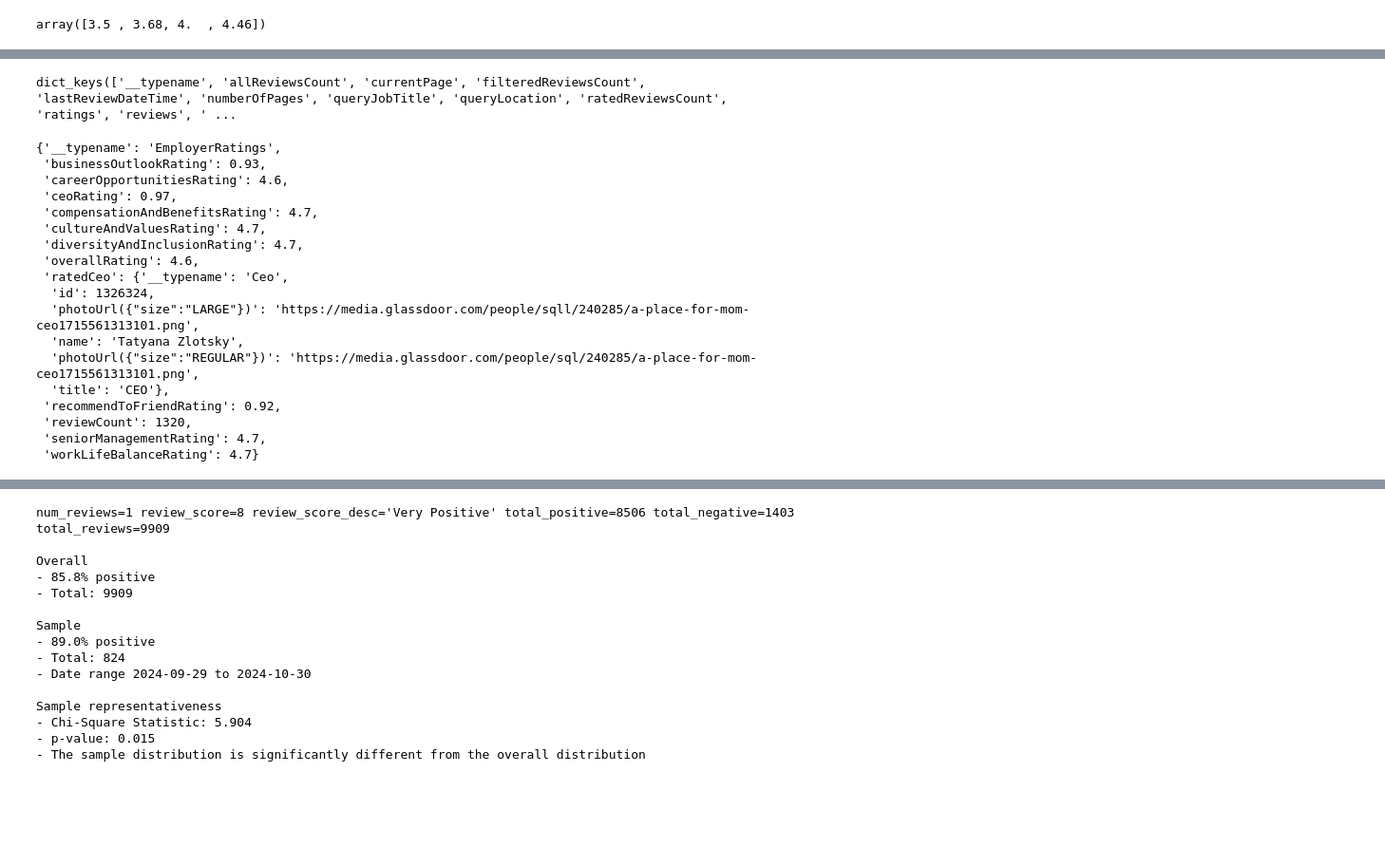
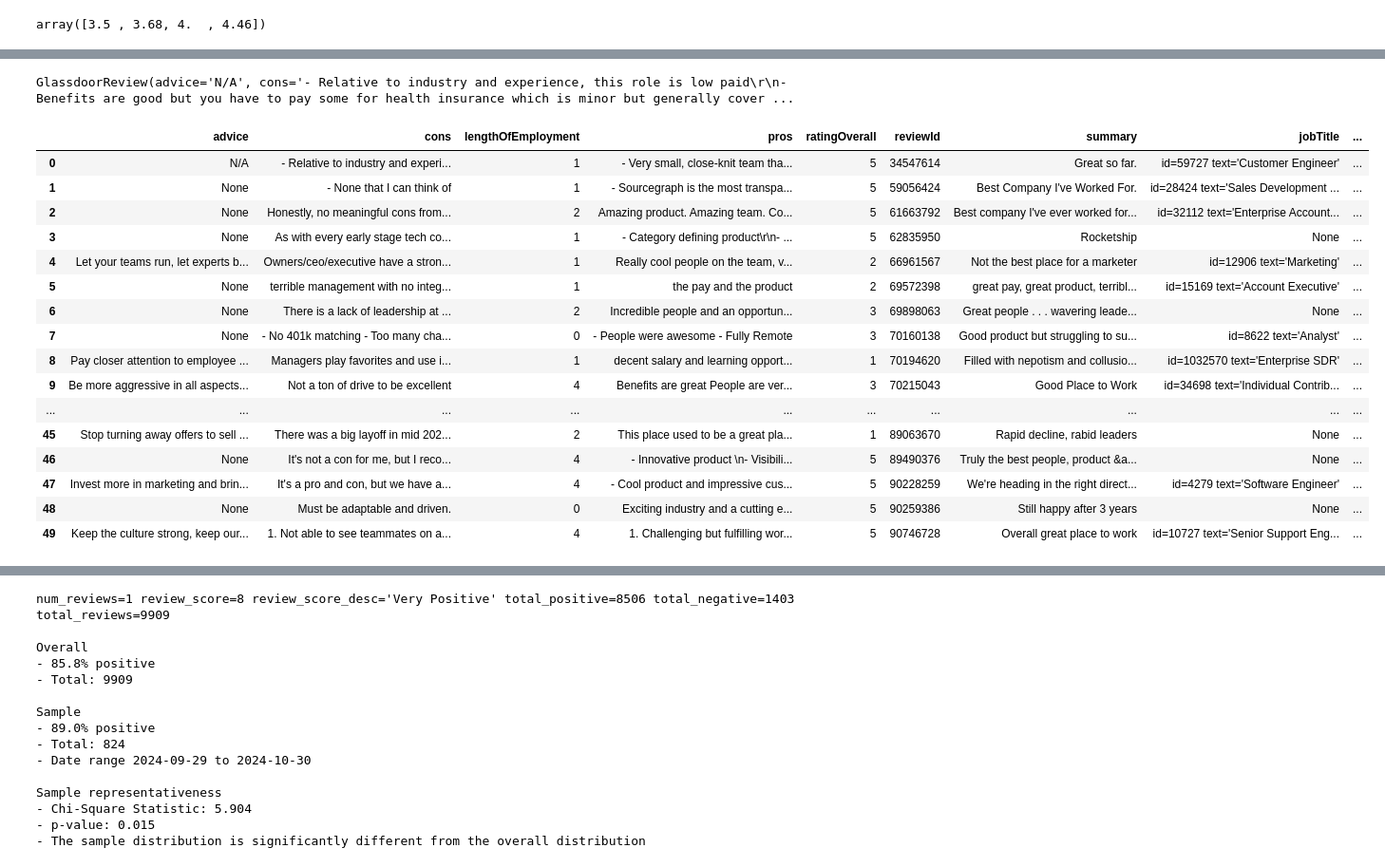
Before and after one commit to ktrnka/company-detective, a Jupyter notebook: src/notebooks/poc/numeric_reviews.ipynb, the cells around one changed output, grey strips where cells are left out. Shown at 95% size. Saved outputs shown, nothing was run; the diff lists cells and outputs as text; code cells hidden in the pictures; blank space fills up the shorter version.

Commit message:
Experiments in numeric attribution of Glassdoor reviews

```diff
--- a/src/notebooks/poc/numeric_reviews.ipynb
+++ b/src/notebooks/poc/numeric_reviews.ipynb
@@ -57,7 +57,7 @@ json_files
  '../output/data/Classmates.json',
  '../output/data/Huntress.json']
 # %%
-example_results = [result for result in results.values() if result.target.company == "A Place for Mom"]
+example_results = [result for result in results.values() if result.target.company == "Sourcegraph"]
 example = example_results[0]
 # %%
 example
@@ -147,26 +145,5 @@ P-value: 0.104
 Correlation is not significant
 # %%
-example.glassdoor_result.raw_reviews.keys()
+example.glassdoor_result.reviews[0]
 # %% [output]
-dict_keys(['__typename', 'allReviewsCount', 'currentPage', 'filteredReviewsCount', 'lastReviewDateTime', 'numberOfPages', 'queryJobTitle', 'queryLocation', 'ratedReviewsCount', 'ratings', 'reviews', ' ...
+GlassdoorReview(advice='N/A', cons='- Relative to industry and experience, this role is low paid\r\n- Benefits are good but you have to pay some for health insurance which is minor but generally cover ...
-# %%
-example.glassdoor_result.raw_reviews["ratings"]
-# %% [output]
-{'__typename': 'EmployerRatings',
- 'businessOutlookRating': 0.93,
- 'careerOpportunitiesRating': 4.6,
- 'ceoRating': 0.97,
- 'compensationAndBenefitsRating': 4.7,
- 'cultureAndValuesRating': 4.7,
- 'diversityAndInclusionRating': 4.7,
- 'overallRating': 4.6,
- 'ratedCeo': {'__typename': 'Ceo',
-  'id': 1326324,
-  'photoUrl({"size":"LARGE"})': 'https://media.glassdoor.com/people/sqll/240285/a-place-for-mom-ceo1715561313101.png',
-  'name': 'Tatyana Zlotsky',
-  'photoUrl({"size":"REGULAR"})': 'https://media.glassdoor.com/people/sql/240285/a-place-for-mom-ceo1715561313101.png',
-  'title': 'CEO'},
- 'recommendToFriendRating': 0.92,
- 'reviewCount': 1320,
- 'seniorManagementRating': 4.7,
- 'workLifeBalanceRating': 4.7}
@@ -172,0 +160,34 @@ example.glassdoor_result.raw_reviews["ratings"]
+# %%
+import pandas as pd
+from sklearn.model_selection import train_test_split
+
+# data prep
+training_data = pd.DataFrame([review.__dict__ for review in example.glassdoor_result.reviews])
+training_data.drop_duplicates(subset=["reviewId"], inplace=True)
+training_data["jobTitle_text"] = training_data["jobTitle"].apply(lambda x: x.text if x else "Anonymous")
+# training_data = training_data.dropna(subset=["jobTitle_text"])
+
+# Split the data into training and testing sets
+X_train, X_test, y_train, y_test = train_test_split(
+    training_data["jobTitle_text"], training_data["ratingOverall"], test_size=0.2, random_state=42
+)
+
+training_data
+# %% [output]
+|  | advice | cons | lengthOfEmployment | pros | ratingOverall | reviewId | summary | jobTitle | ... |
+| 0 | N/A | - Relative to industry and experi... | 1 | - Very small, close-knit team tha... | 5 | 34547614 | Great so far. | id=59727 text='Customer Engineer' | ... |
+| 1 | None | - None that I can think of | 1 | - Sourcegraph is the most transpa... | 5 | 59056424 | Best Company I've Worked For. | id=28424 text='Sales Development ... | ... |
+| 2 | None | Honestly, no meaningful cons from... | 2 | Amazing product. Amazing team. Co... | 5 | 61663792 | Best company I've ever worked for... | id=32112 text='Enterprise Account... | ... |
+| 3 | None | As with every early stage tech co... | 1 | - Category defining product\r\n- ... | 5 | 62835950 | Rocketship | None | ... |
+| 4 | Let your teams run, let experts b... | Owners/ceo/executive have a stron... | 1 | Really cool people on the team, v... | 2 | 66961567 | Not the best place for a marketer | id=12906 text='Marketing' | ... |
+| 5 | None | terrible management with no integ... | 1 | the pay and the product | 2 | 69572398 | great pay, great product, terribl... | id=15169 text='Account Executive' | ... |
+| 6 | None | There is a lack of leadership at ... | 2 | Incredible people and an opportun... | 3 | 69898063 | Great people . . . wavering leade... | None | ... |
+| 7 | None | - No 401k matching - Too many cha... | 0 | - People were awesome - Fully Remote | 3 | 70160138 | Good product but struggling to su... | id=8622 text='Analyst' | ... |
+| 8 | Pay closer attention to employee ... | Managers play favorites and use i... | 1 | decent salary and learning opport... | 1 | 70194620 | Filled with nepotism and collusio... | id=1032570 text='Enterprise SDR' | ... |
+| 9 | Be more aggressive in all aspects... | Not a ton of drive to be excellent | 4 | Benefits are great People are ver... | 3 | 70215043 | Good Place to Work | id=34698 text='Individual Contrib... | ... |
+| ... | ... | ... | ... | ... | ... | ... | ... | ... | ... |
+| 45 | Stop turning away offers to sell ... | There was a big layoff in mid 202... | 2 | This place used to be a great pla... | 1 | 89063670 | Rapid decline, rabid leaders | None | ... |
+| 46 | None | It's not a con for me, but I reco... | 4 | - Innovative product \n- Visibili... | 5 | 89490376 | Truly the best people, product &a... | None | ... |
+| 47 | Invest more in marketing and brin... | It's a pro and con, but we have a... | 4 | - Cool product and impressive cus... | 5 | 90228259 | We're heading in the right direct... | id=4279 text='Software Engineer' | ... |
+| 48 | None | Must be adaptable and driven. | 0 | Exciting industry and a cutting e... | 5 | 90259386 | Still happy after 3 years | None | ... |
+| 49 | Keep the culture strong, keep our... | 1. Not able to see teammates on a... | 4 | 1. Challenging but fulfilling wor... | 5 | 90746728 | Overall great place to work | id=10727 text='Senior Support Eng... | ... |
```
Also changed, not shown: parts of 5 cells of this notebook, 1 other file.
